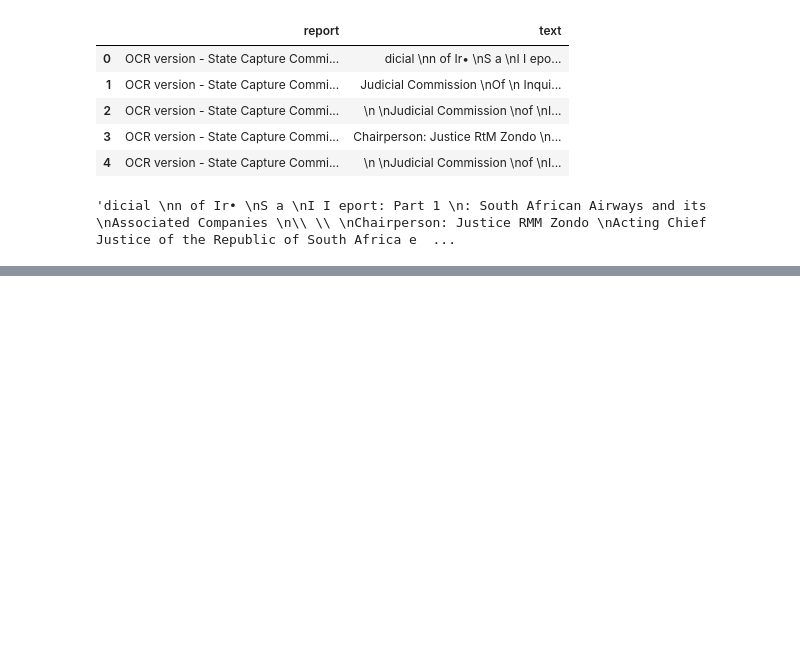
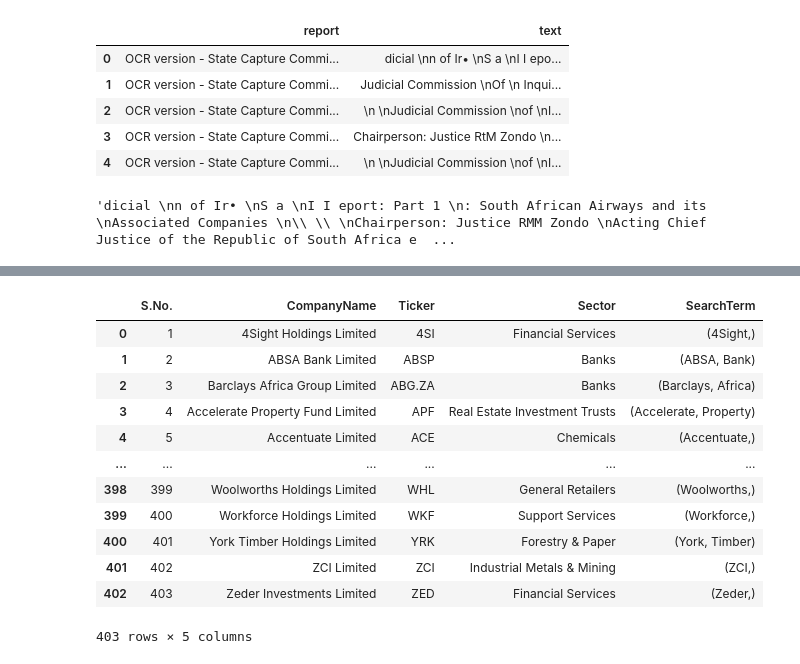
Before and after one commit to michaelfburke/zondo_analysis, a Jupyter notebook: new_approach.ipynb, the cells around one changed output, grey strips where cells are left out. Drawn from its saved outputs; the diff is of its cells as text; code cells hidden in the pictures; blank space fills up the shorter version.

```diff
--- a/new_approach.ipynb
+++ b/new_approach.ipynb
@@ -132,3 +108,23 @@ Final list of companies to reconsider: ['Bid', 'Command', 'Efficient', 'EOH', 'F
 # maybe manually move Efficient Group and Five Group to the two_name_comps
 # create a final dataframe with the full company names
 # if this isn't enough we can add frequencies
+# %%
+stops = ['Holdings', 'Limited', 'Ltd', 'Plc', 'plc', 'Group', 'Company', 'Fund', 'Corporation', 'Corp', 'Investments', 'Compagnie Financiere', 'Ld', 'International', 'NV']
+
+def search_term(name: str):
+    for stop in stops:
+        name = name.replace(stop, '')
+        name = name.strip()
+    if len(name.split()) == 1:
+        name = tuple(name.split(' '))
+        return name
+    elif len(name.split()) == 2:
+        name = tuple(name.split(' '))
+        return name
+    elif len(name.split()) == 3:
+        name = tuple(name.split(' '))
+        return name
+    else:
+        first_three_words = ' '.join(name.split()[:3])
+        first_three_words = tuple(first_three_words.split(' '))
+        return first_three_words
@@ -134,0 +135,16 @@ Final list of companies to reconsider: ['Bid', 'Command', 'Efficient', 'EOH', 'F
+# %%
+listed_companies
+# %% [output]
+|  | S.No. | CompanyName | Ticker | Sector | SearchTerm |
+| 0 | 1 | 4Sight Holdings Limited | 4SI | Financial Services | (4Sight,) |
+| 1 | 2 | ABSA Bank Limited | ABSP | Banks | (ABSA, Bank) |
+| 2 | 3 | Barclays Africa Group Limited | ABG.ZA | Banks | (Barclays, Africa) |
+| 3 | 4 | Accelerate Property Fund Limited | APF | Real Estate Investment Trusts | (Accelerate, Property) |
+| 4 | 5 | Accentuate Limited | ACE | Chemicals | (Accentuate,) |
+| ... | ... | ... | ... | ... | ... |
+| 398 | 399 | Woolworths Holdings Limited | WHL | General Retailers | (Woolworths,) |
+| 399 | 400 | Workforce Holdings Limited | WKF | Support Services | (Workforce,) |
+| 400 | 401 | York Timber Holdings Limited | YRK | Forestry & Paper | (York, Timber) |
+| 401 | 402 | ZCI Limited | ZCI | Industrial Metals & Mining | (ZCI,) |
+| 402 | 403 | Zeder Investments Limited | ZED | Financial Services | (Zeder,) |
+403 rows × 5 columns
```
Also changed, not shown: parts of 11 cells of this notebook.
